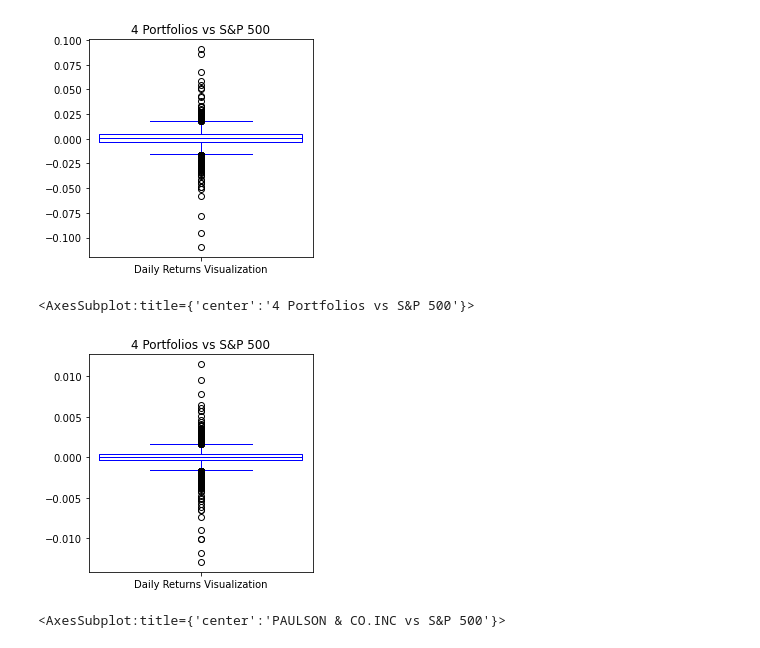
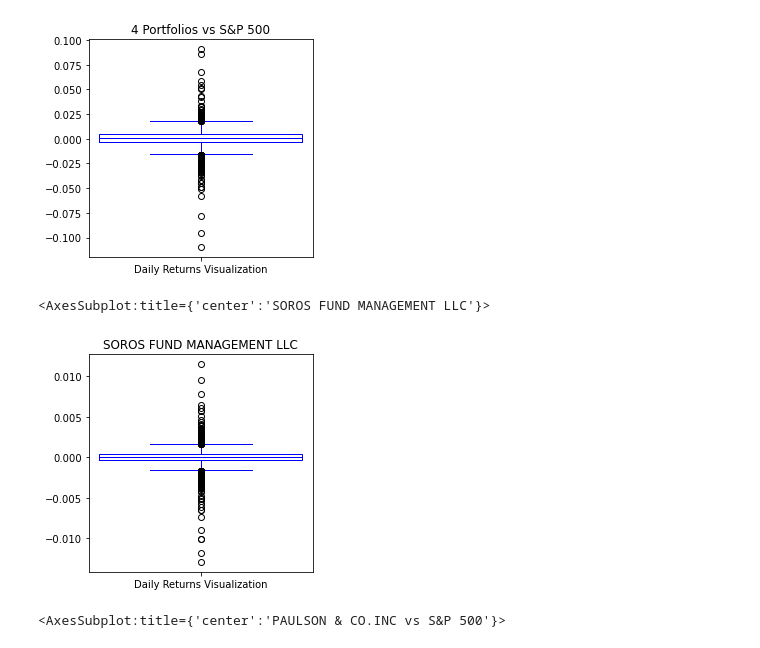
Before and after one commit to EGeorge2021r/Challenge4_Repo, a Jupyter notebook: Starter_Code/risk_return_analysis.ipynb, the cells around one changed output. Cells and saved outputs as stored; diff of their text form; code cells hidden in the pictures.

```diff
--- a/Starter_Code/risk_return_analysis.ipynb
+++ b/Starter_Code/risk_return_analysis.ipynb
@@ -131,7 +131,7 @@ whale_navs_df.head()
 # %%
 # Prepare for the analysis by converting the dataframe of NAVs and prices to daily returns
 # Drop any rows with all missing values
-whale_navs_df["pct_change"] = whale_navs_df["S&P 500"].pct_change()
+whale_navs_df["pct_change"] = whale_navs_df["S&P 500"].pct_change().dropna()
 whale_navs_df
 # %% [output]
 |  | SOROS FUND MANAGEMENT LLC | PAULSON & CO.INC. | TIGER GLOBAL MANAGEMENT LLC | BERKSHIRE HATHAWAY INC | S&P 500 | ... |
@@ -297,11 +296,11 @@ daily_returns['S&P 500'].plot.box(legend=True, figsize=(4, 4), positions=[0], wi
 # %%
 # Use the daily return data to create box plots to visualize the volatility of the 4 funds and the S&P 500
 # Include a title parameter and adjust the figure size
 
-daily_returns['SOROS FUND MANAGEMENT LLC'].plot.box(legend=True, figsize=(4, 4), positions=[0], widths=2.0, title= "4 Portfolios vs S&P 500", color="blue", label="Daily Returns Visualization")
+daily_returns['SOROS FUND MANAGEMENT LLC'].plot.box(legend=True, figsize=(4, 4), positions=[0], widths=2.0, title= 'SOROS FUND MANAGEMENT LLC', color="blue", label="Daily Returns Visualization")
 # %% [output]
-<AxesSubplot:title={'center':'4 Portfolios vs S&P 500'}>
+<AxesSubplot:title={'center':'SOROS FUND MANAGEMENT LLC'}>
-[figure, old version]
+[figure, new version]
 # %%
 # Use the daily return data to create box plots to visualize the volatility of the 4 funds and the S&P 500
 # Include a title parameter and adjust the figure size
```
Also changed, not shown: parts of 15 cells of this notebook, 1 other file.
